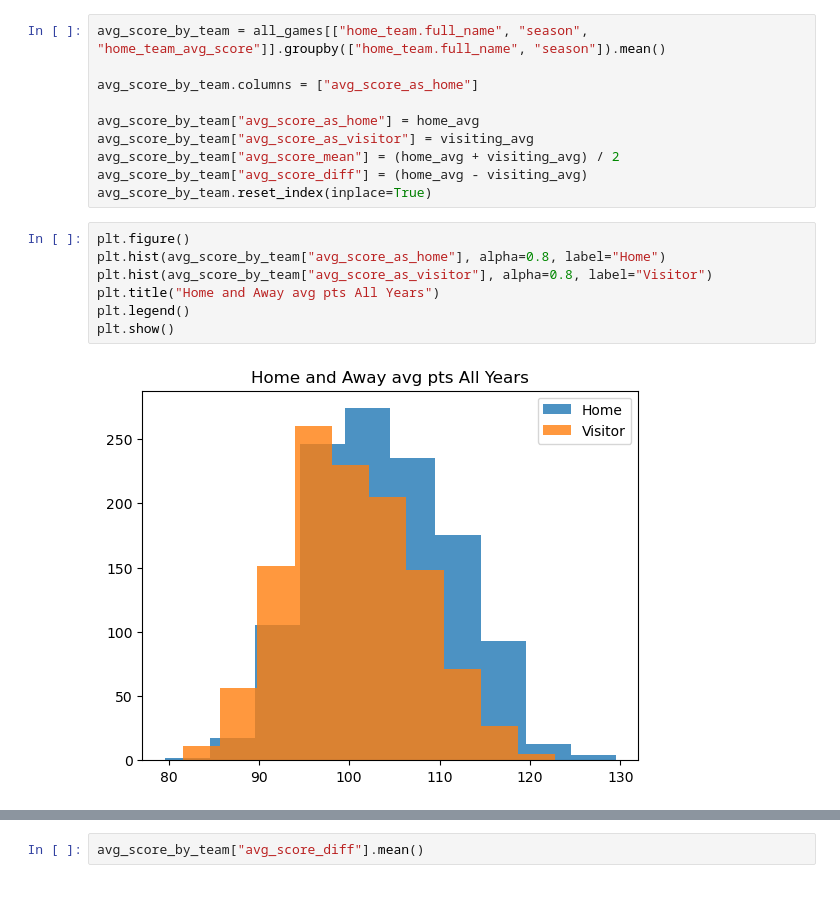
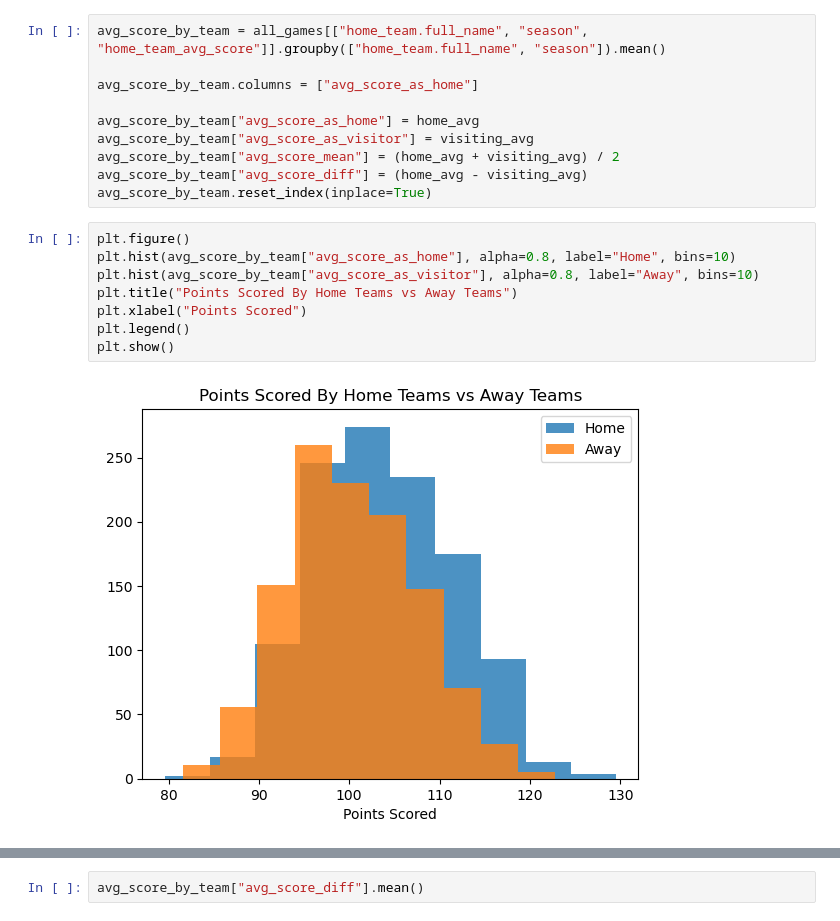
Before and after one commit to ZacharyArgentin/Predicting_NBA_Results, a Jupyter notebook: eda.ipynb, the cells around one changed output, grey strips where cells are left out. Saved outputs shown, nothing was run; the diff lists cells and outputs as text; blank space fills up the shorter version.

```diff
--- a/eda.ipynb
+++ b/eda.ipynb
@@ -97,10 +98,11 @@ avg_score_by_team["avg_score_diff"] = (home_avg - visiting_avg)
 avg_score_by_team.reset_index(inplace=True)
 # %%
 plt.figure()
-plt.hist(avg_score_by_team["avg_score_as_home"], alpha=0.8, label="Home")
-plt.hist(avg_score_by_team["avg_score_as_visitor"], alpha=0.8, label="Visitor")
-plt.title("Home and Away avg pts All Years")
+plt.hist(avg_score_by_team["avg_score_as_home"], alpha=0.8, label="Home", bins=10)
+plt.hist(avg_score_by_team["avg_score_as_visitor"], alpha=0.8, label="Away", bins=10)
+plt.title("Points Scored By Home Teams vs Away Teams")
+plt.xlabel("Points Scored")
 plt.legend()
 plt.show()
 # %% [output]
-[figure, old version]
+[figure, new version]
```
Also changed, not shown: parts of 19 cells of this notebook, 10 other files.
